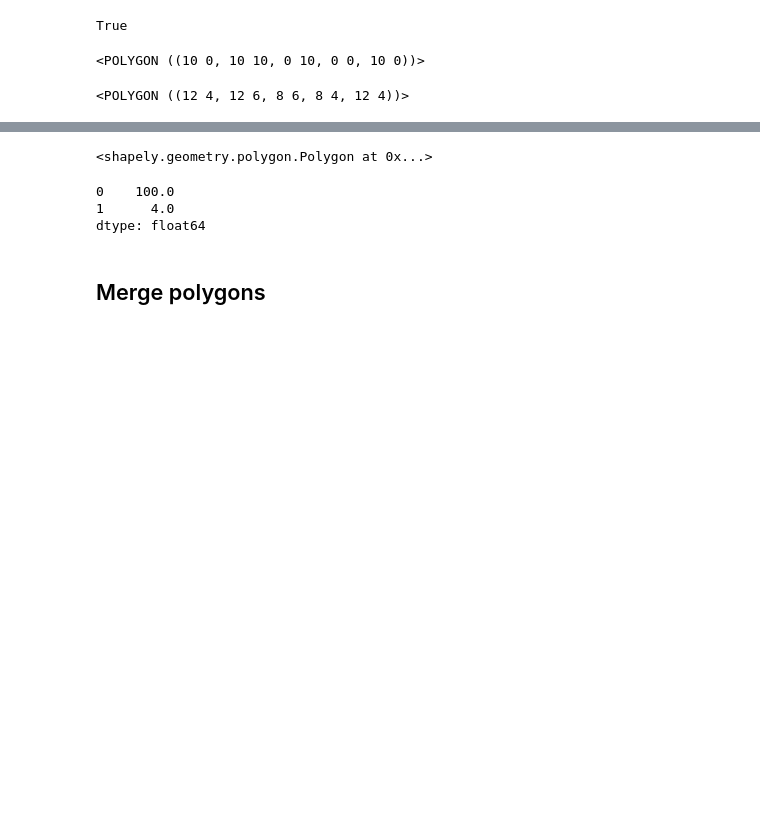
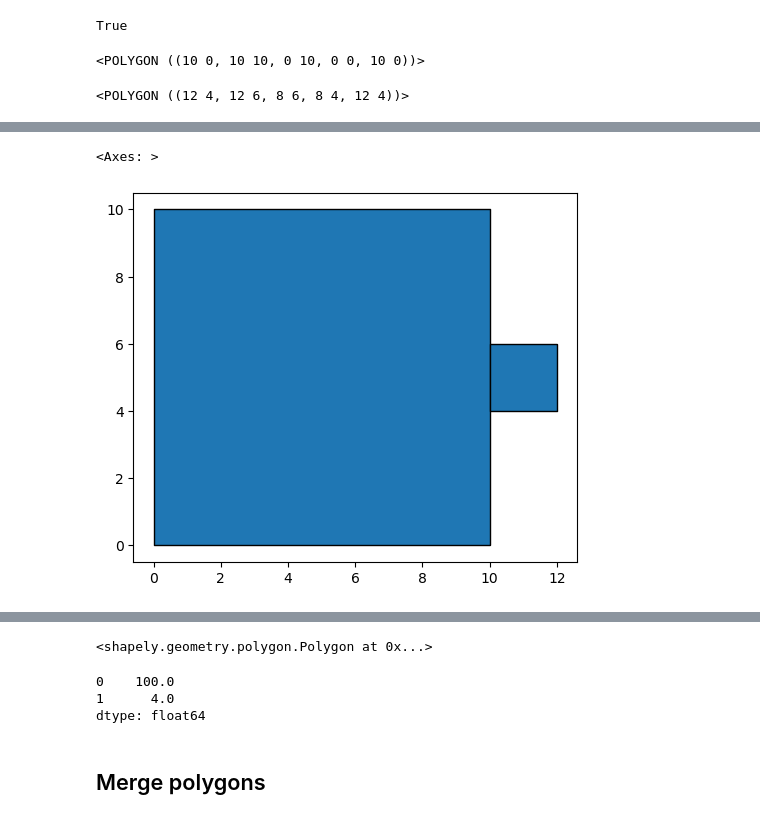
Before and after one commit to sjsrey/geoplanar, a Jupyter notebook: notebooks/overlaps.ipynb, the cells around one changed output, grey strips where cells are left out. Cells and saved outputs as stored; diff of their text form; code cells hidden in the pictures; blank space fills up the shorter version.

```diff
--- a/notebooks/overlaps.ipynb
+++ b/notebooks/overlaps.ipynb
@@ -67,0 +78,6 @@ gdf.plot(edgecolor='k')
+# %%
+gdf_c = geoplanar.trim_overlaps(gdf, strategy='compact')
+gdf_c.plot(edgecolor='k')
+# %% [output]
+<Axes: >
+[figure, added]
```
Also changed, not shown: parts of 10 cells of this notebook, 3 other files.
